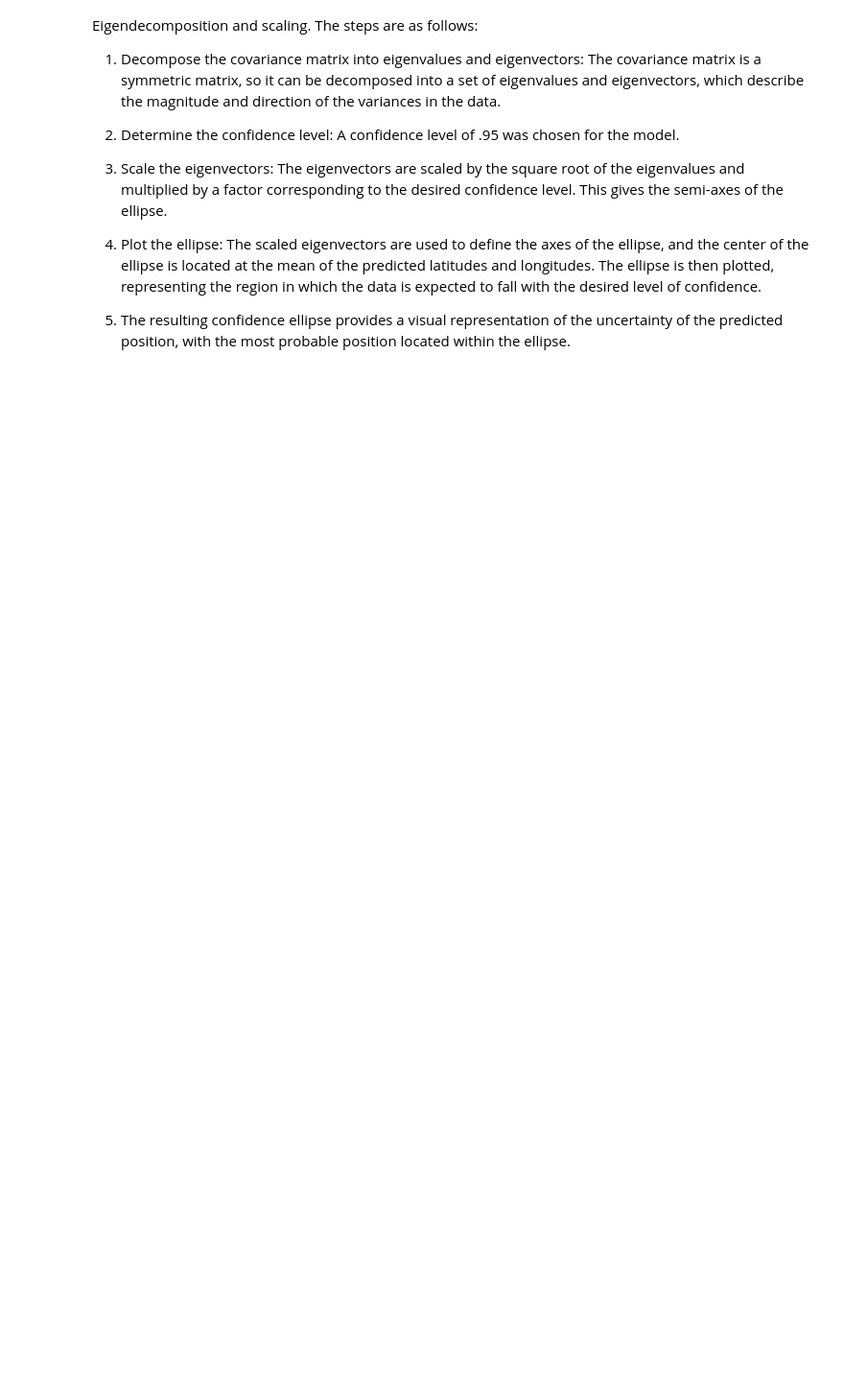
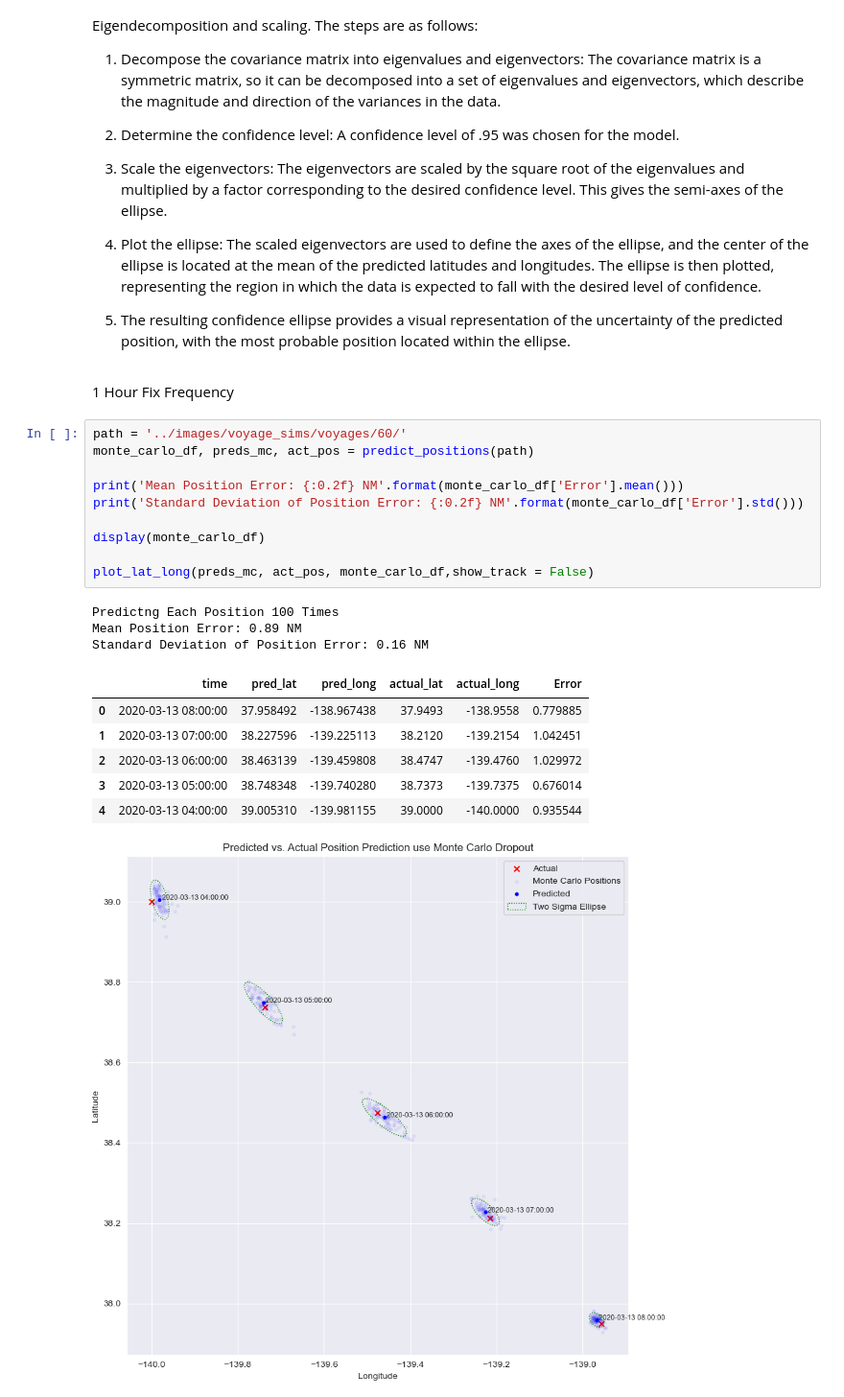
Before and after one commit to AlexSpradling/Deep-Learning-Celestial-Navigation, a Jupyter notebook: code/modeling_notebook.ipynb, the cells around one changed output. Shown at 96% size. Drawn from its saved outputs; the diff is of its cells as text; blank space fills up the shorter version.

Commit message:
Added more position predictions
1. 60, 30, 20, 6 min prediction plots
2. Moved plot_lop function to utilities
3. Removed previous 6 minute model

```diff
--- a/code/modeling_notebook.ipynb
+++ b/code/modeling_notebook.ipynb
@@ -478,3 +315,26 @@ The production model predicts a position by iterating over an image of the sky 1
 4. Plot the ellipse: The scaled eigenvectors are used to define the axes of the ellipse, and the center of the ellipse is located at the mean of the predicted latitudes and longitudes. The ellipse is then plotted, representing the region in which the data is expected to fall with the desired level of confidence.
 
 5. The resulting confidence ellipse provides a visual representation of the uncertainty of the predicted position, with the most probable position located within the ellipse.
+# %% [markdown]
+1 Hour Fix Frequency
+# %%
+path = '../images/voyage_sims/voyages/60/'
+monte_carlo_df, preds_mc, act_pos = predict_positions(path)
+
+print('Mean Position Error: {:0.2f} NM'.format(monte_carlo_df['Error'].mean()))
+print('Standard Deviation of Position Error: {:0.2f} NM'.format(monte_carlo_df['Error'].std()))
+
+display(monte_carlo_df)
+
+plot_lat_long(preds_mc, act_pos, monte_carlo_df,show_track = False)
+# %% [output]
+Predictng Each Position 100 Times
+Mean Position Error: 0.89 NM
+Standard Deviation of Position Error: 0.16 NM
+|  | time | pred_lat | pred_long | actual_lat | actual_long | Error |
+| 0 | 2020-03-13 08:00:00 | 37.958492 | -138.967438 | 37.9493 | -138.9558 | 0.779885 |
+| 1 | 2020-03-13 07:00:00 | 38.227596 | -139.225113 | 38.2120 | -139.2154 | 1.042451 |
+| 2 | 2020-03-13 06:00:00 | 38.463139 | -139.459808 | 38.4747 | -139.4760 | 1.029972 |
+| 3 | 2020-03-13 05:00:00 | 38.748348 | -139.740280 | 38.7373 | -139.7375 | 0.676014 |
+| 4 | 2020-03-13 04:00:00 | 39.005310 | -139.981155 | 39.0000 | -140.0000 | 0.935544 |
+[figure, added]
```
Also changed, not shown: parts of 17 cells of this notebook.
